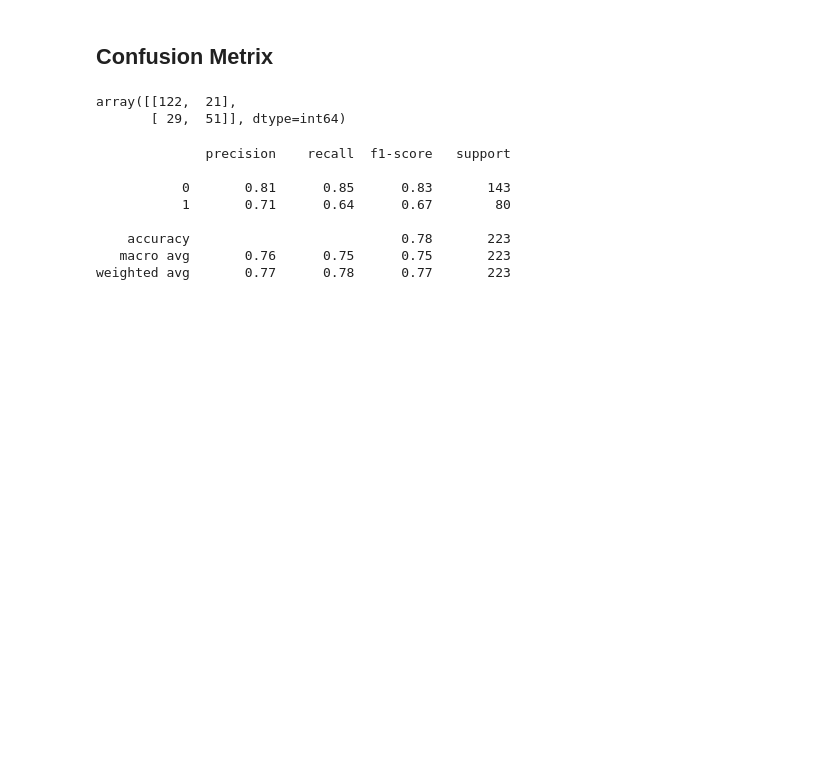
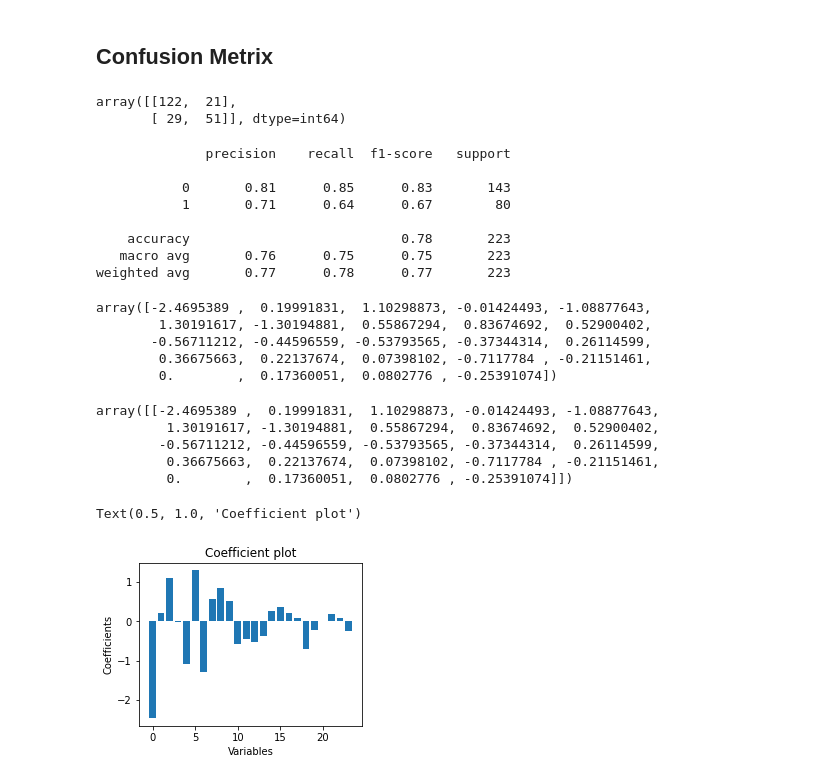
Before and after one commit to Neelam-Singhal/Linear-Models, a Jupyter notebook: logisticRegression.ipynb, the cells around one changed output. Cells and saved outputs as stored; diff of their text form; code cells hidden in the pictures; blank space fills up the shorter version.

```diff
--- a/logisticRegression.ipynb
+++ b/logisticRegression.ipynb
@@ -219,3 +219,31 @@ print(classification_report(test_y, predicted_test))
 weighted avg       0.77      0.78      0.77       223
 # %%
 ## Parameters of Logistic Regression
+lor.coef_.reshape(-1)
+# %% [output]
+array([-2.4695389 ,  0.19991831,  1.10298873, -0.01424493, -1.08877643,
+        1.30191617, -1.30194881,  0.55867294,  0.83674692,  0.52900402,
+       -0.56711212, -0.44596559, -0.53793565, -0.37344314,  0.26114599,
+        0.36675663,  0.22137674,  0.07398102, -0.7117784 , -0.21151461,
+        0.        ,  0.17360051,  0.0802776 , -0.25391074])
+# %%
+lor.coef_
+# %% [output]
+array([[-2.4695389 ,  0.19991831,  1.10298873, -0.01424493, -1.08877643,
+         1.30191617, -1.30194881,  0.55867294,  0.83674692,  0.52900402,
+        -0.56711212, -0.44596559, -0.53793565, -0.37344314,  0.26114599,
+         0.36675663,  0.22137674,  0.07398102, -0.7117784 , -0.21151461,
+         0.        ,  0.17360051,  0.0802776 , -0.25391074]])
+# %%
+### Plotting the coefficients
+
+plt.figure(figsize=(4, 3), facecolor='w', edgecolor='b')
+x = range(len(train_X_scaled.columns))
+c = lor.coef_.reshape(-1)
+plt.bar( x, c )
+plt.xlabel( "Variables")
+plt.ylabel('Coefficients')
+plt.title('Coefficient plot')
+# %% [output]
+Text(0.5, 1.0, 'Coefficient plot')
+[figure, added]
```
Also changed, not shown: parts of 12 cells of this notebook.
